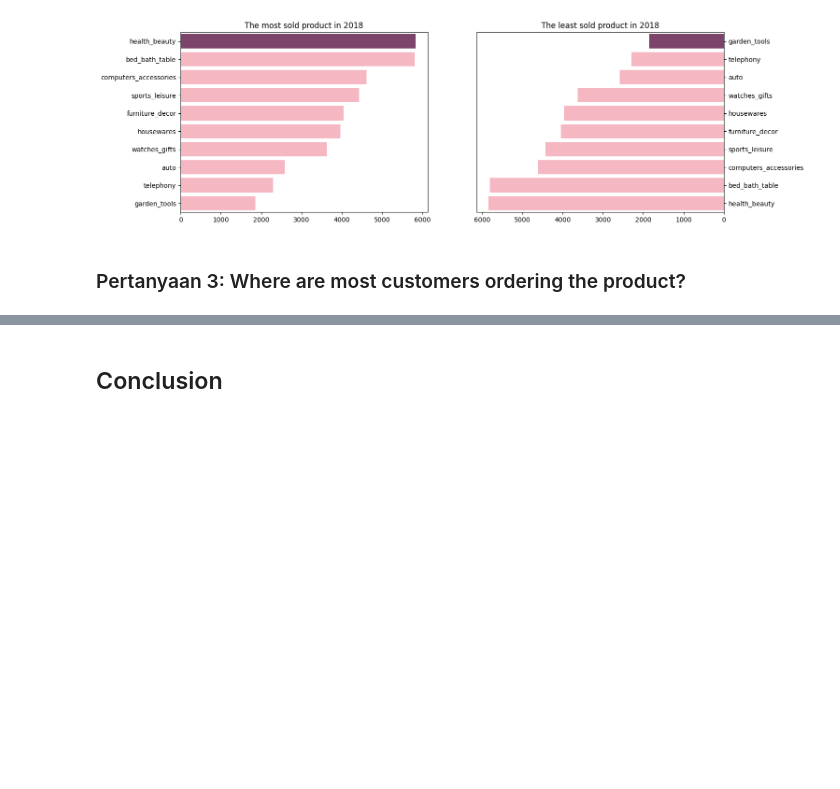
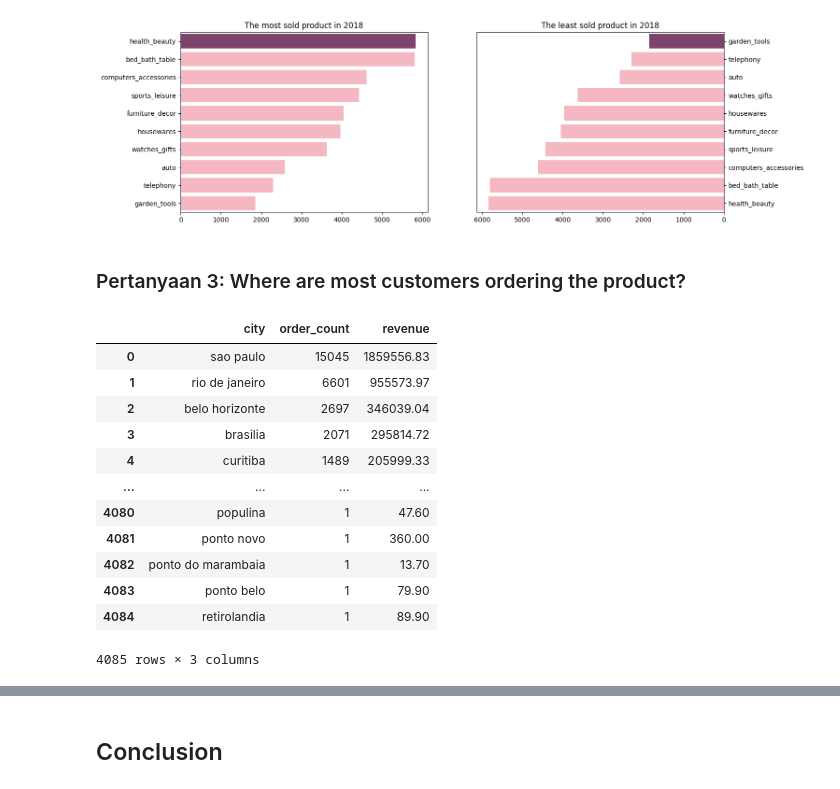
Before and after one commit to sayid-alt/olist-store-analysis-project, a Jupyter notebook: Brazilian_E_Commerce_Public_Dataset_by_Olist.ipynb, the cells around one changed output, grey strips where cells are left out. Cells and saved outputs as stored; diff of their text form; code cells hidden in the pictures; blank space fills up the shorter version.

```diff
--- a/Brazilian_E_Commerce_Public_Dataset_by_Olist.ipynb
+++ b/Brazilian_E_Commerce_Public_Dataset_by_Olist.ipynb
@@ -1237,0 +1253,16 @@ Passing `palette` without assigning `hue` is deprecated and will be removed in v
+# %%
+order_bycity
+# %% [output]
+|  | city | order_count | revenue |
+| 0 | sao paulo | 15045 | 1859556.83 |
+| 1 | rio de janeiro | 6601 | 955573.97 |
+| 2 | belo horizonte | 2697 | 346039.04 |
+| 3 | brasilia | 2071 | 295814.72 |
+| 4 | curitiba | 1489 | 205999.33 |
+| ... | ... | ... | ... |
+| 4080 | populina | 1 | 47.60 |
+| 4081 | ponto novo | 1 | 360.00 |
+| 4082 | ponto do marambaia | 1 | 13.70 |
+| 4083 | ponto belo | 1 | 79.90 |
+| 4084 | retirolandia | 1 | 89.90 |
+4085 rows × 3 columns
```
Also changed, not shown: parts of 14 cells of this notebook.
